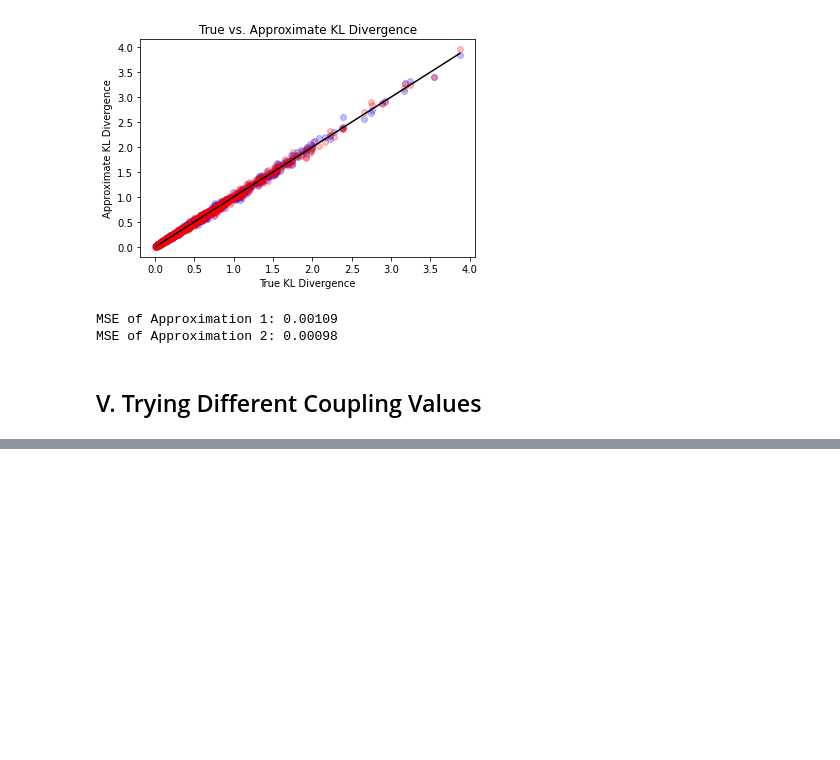
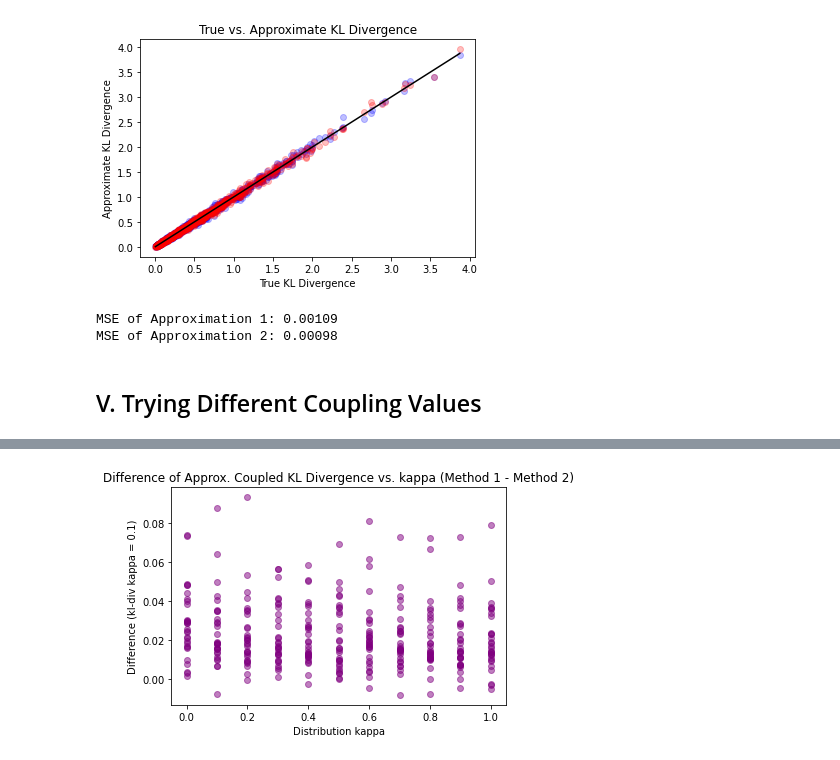
Before and after one commit to Photrek/Nonlinear-Statistical-Coupling, a Jupyter notebook: workspace/john/Coupled Entropy of Realizations of Random Variables/Misc Work.ipynb, the cells around one changed output, grey strips where cells are left out. Cells and saved outputs as stored; diff of their text form; code cells hidden in the pictures; blank space fills up the shorter version.

```diff
--- a/workspace/john/Coupled Entropy of Realizations of Random Variables/Misc Work.ipynb
+++ b/workspace/john/Coupled Entropy of Realizations of Random Variables/Misc Work.ipynb
@@ -237,0 +242,9 @@ plt.show()
+# %%
+plt.scatter(kappas_plotting, approx_kl_divs_1_alt_01 - approx_kl_divs_2_alt_01,
+           color="purple", alpha=0.5)
+plt.xlabel("Distribution kappa")
+plt.ylabel("Difference (kl-div kappa = 0.1)")
+plt.title("Difference of Approx. Coupled KL Divergence vs. kappa (Method 1 - Method 2)")
+plt.show()
+# %% [output]
+[figure, added]
```
Also changed, not shown: parts of 6 cells of this notebook.
